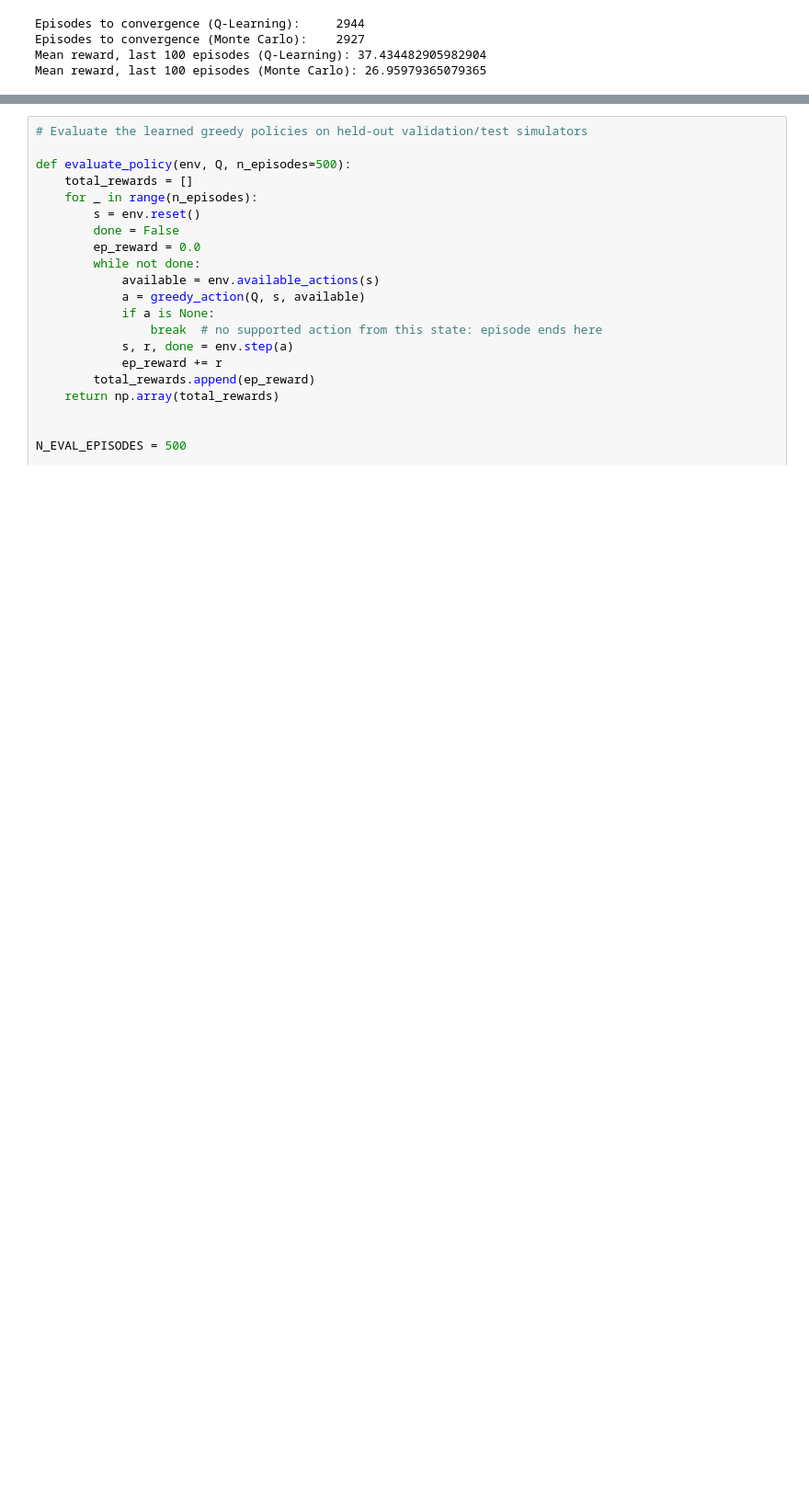
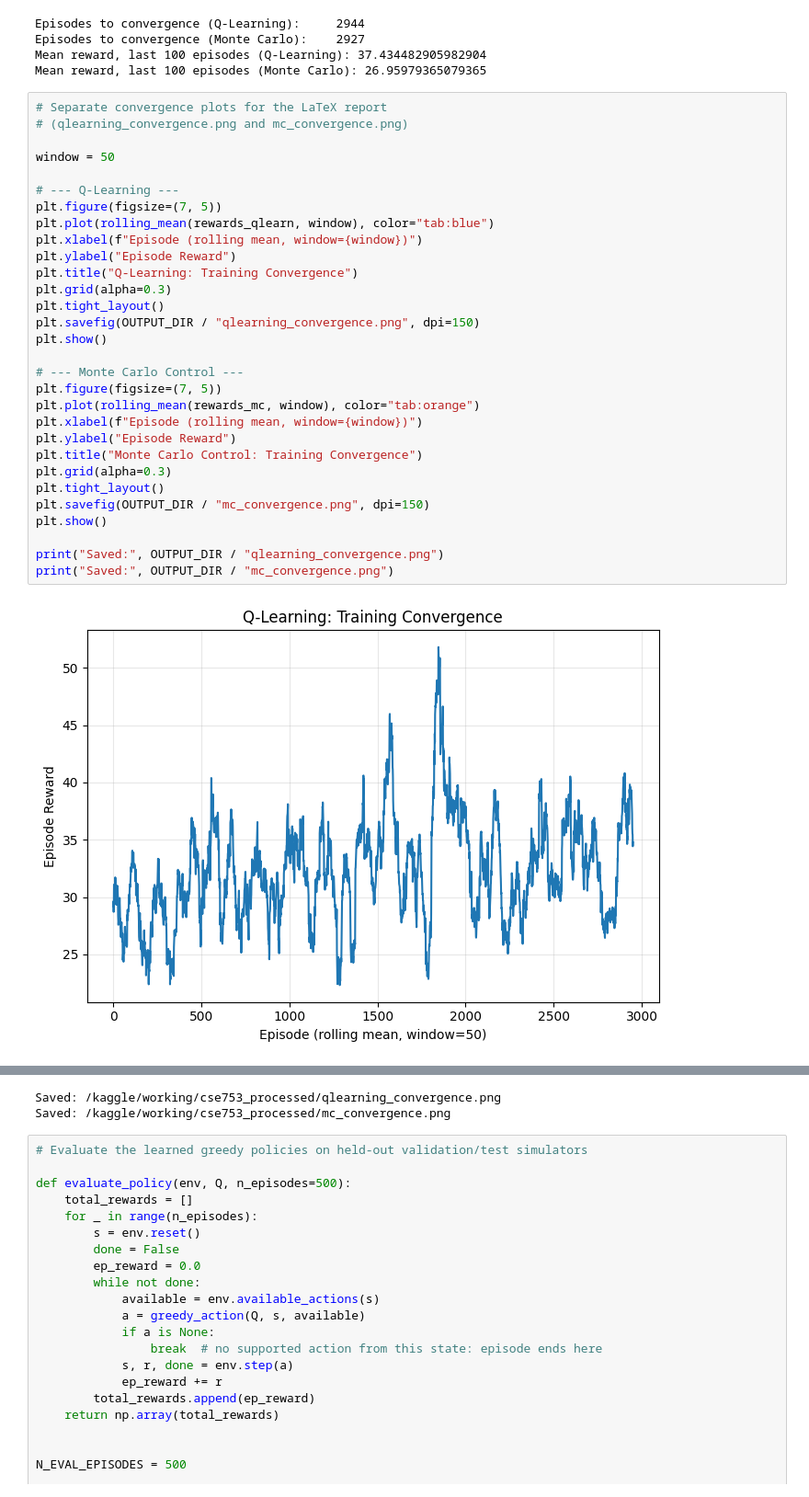
Before and after one commit to Shamazda/Adaptive-Personalized-Learning-Recommendation-Using-Reinforcement-Learning, a Jupyter notebook: Q-Learning and Monte Carlo Control.ipynb, the cells around one changed output, grey strips where cells are left out. Shown at 92% size. Drawn from its saved outputs; the diff is of its cells as text; blank space fills up the shorter version.

```diff
--- a/Q-Learning and Monte Carlo Control.ipynb
+++ b/Q-Learning and Monte Carlo Control.ipynb
@@ -3288,3 +3288,35 @@ Episodes to convergence (Q-Learning):     2944
 Episodes to convergence (Monte Carlo):    2927
 Mean reward, last 100 episodes (Q-Learning): 37.434482905982904
 Mean reward, last 100 episodes (Monte Carlo): 26.95979365079365
+# %%
+# Separate convergence plots for the LaTeX report
+# (qlearning_convergence.png and mc_convergence.png)
+
+window = 50
+
+# --- Q-Learning ---
+plt.figure(figsize=(7, 5))
+plt.plot(rolling_mean(rewards_qlearn, window), color="tab:blue")
+plt.xlabel(f"Episode (rolling mean, window={window})")
+plt.ylabel("Episode Reward")
+plt.title("Q-Learning: Training Convergence")
+plt.grid(alpha=0.3)
+plt.tight_layout()
+plt.savefig(OUTPUT_DIR / "qlearning_convergence.png", dpi=150)
+plt.show()
+
+# --- Monte Carlo Control ---
+plt.figure(figsize=(7, 5))
+plt.plot(rolling_mean(rewards_mc, window), color="tab:orange")
+plt.xlabel(f"Episode (rolling mean, window={window})")
+plt.ylabel("Episode Reward")
+plt.title("Monte Carlo Control: Training Convergence")
+plt.grid(alpha=0.3)
+plt.tight_layout()
+plt.savefig(OUTPUT_DIR / "mc_convergence.png", dpi=150)
+plt.show()
+
+print("Saved:", OUTPUT_DIR / "qlearning_convergence.png")
+print("Saved:", OUTPUT_DIR / "mc_convergence.png")
+# %% [output]
+[figure, added]
@@ -3291,3 +3324,5 @@ Mean reward, last 100 episodes (Monte Carlo): 26.95979365079365
+Saved: /kaggle/working/cse753_processed/qlearning_convergence.png
+Saved: /kaggle/working/cse753_processed/mc_convergence.png
 # %%
 # Evaluate the learned greedy policies on held-out validation/test simulators
 
```
Also changed, not shown: parts of 10 cells of this notebook.
